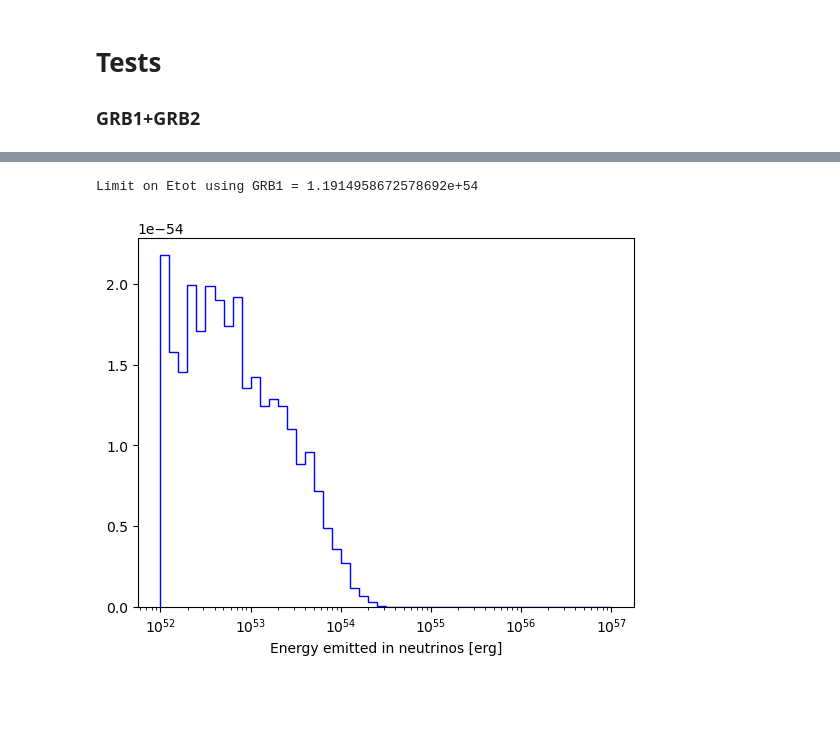
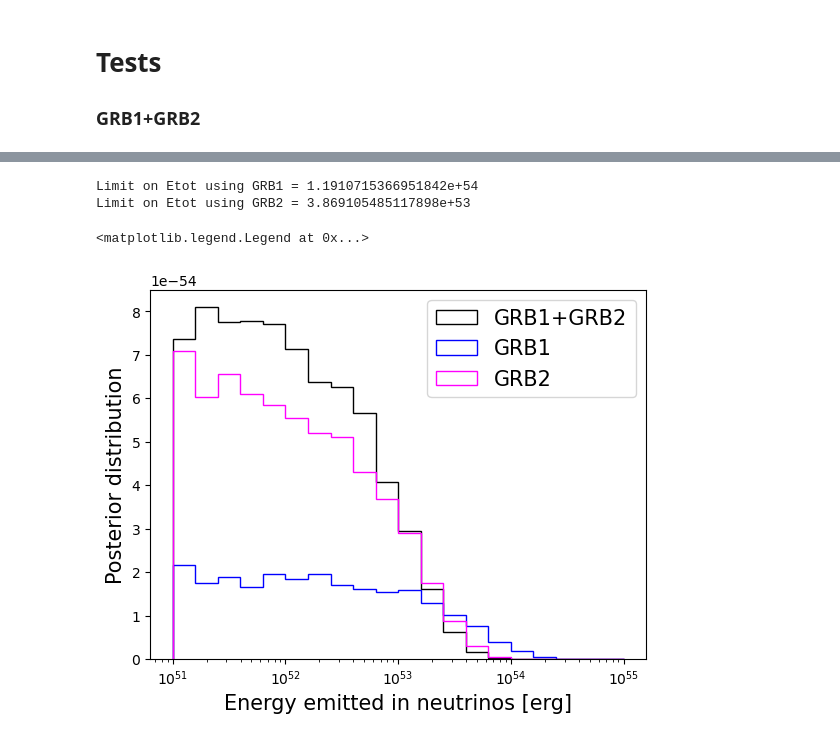
Before and after one commit to mlamo/momenta, a Jupyter notebook: examples/stacking_example.ipynb, the cells around one changed output, grey strips where cells are left out. Cells and saved outputs as stored; diff of their text form; code cells hidden in the pictures; blank space fills up the shorter version.

```diff
--- a/examples/stacking_example.ipynb
+++ b/examples/stacking_example.ipynb
@@ -26,7 +26,7 @@ parameters.set_flux(f)
 grb1 = PointSource(100, 20, 0, name="GRB1")
 grb1.set_distance(100)
 grb2 = PointSource(100, 20, 0, name="GRB2")
-grb2.set_distance(100)
+grb2.set_distance(80)
 # %%
 det1_dict = {"name": "Detector1", "samples": ["SampleA"]}
 det2_dict = {"name": "Detector2", "samples": ["SampleA", "SampleB"]}
@@ -55,10 +55,6 @@ det2.set_pdfs([{}, {"sig_ang": VonMisesSignal(), "bkg_ang": IsotropicBackground(
 stack = Stack()
 stack[grb1] = det1
 stack[grb2] = det2
-#
-model, result = run_ultranest_stack(stack, parameters)
-plt.hist(result["samples"]["etot0"], color="blue", histtype="step", bins=np.logspace(52, 57, 51), density=True)
-plt.xlabel("Energy emitted in neutrinos [erg]")
-plt.xscale("log")
-print("Limit on Etot using GRB1+GRB2 =", get_limits(result)["etot0"])
+_, result12 = run_ultranest_stack(stack, parameters, precision_dlogz=0.1)
+print("Limit on Etot using GRB1+GRB2 =", get_limits(result12)["etot0"])
 # %% [output]
@@ -78,12 +64,20 @@ Limit on Etot using GRB1 = 1.2082956228793243e+54
-# %%
-stack = Stack()
-stack[grb1] = det1
-#
-model, result = run_ultranest_stack(stack, parameters)
-plt.hist(result["samples"]["etot0"], color="blue", histtype="step", bins=np.logspace(52, 57, 51), density=True)
-plt.xlabel("Energy emitted in neutrinos [erg]")
-plt.xscale("log")
-print("Limit on Etot using GRB1 =", get_limits(result)["etot0"])
-# %% [output]
-Limit on Etot using GRB1 = 1.1914958672578692e+54
-[figure, removed]
+# %%
+_, result1 = run_ultranest(det1, grb1, parameters, precision_dlogz=0.1)
+print("Limit on Etot using GRB1 =", get_limits(result1)["etot0"])
+_, result2 = run_ultranest(det2, grb2, parameters, precision_dlogz=0.1)
+print("Limit on Etot using GRB2 =", get_limits(result2)["etot0"])
+# %% [output]
+Limit on Etot using GRB1 = 1.1910715366951842e+54
+Limit on Etot using GRB2 = 3.869105485117898e+53
+# %%
+plt.hist(result12["samples"]["etot"], color="black", label="GRB1+GRB2", histtype="step", bins=np.logspace(51, 55, 21), density=True)
+plt.hist(result1["samples"]["etot"], color="blue", label="GRB1", histtype="step", bins=np.logspace(51, 55, 21), density=True)
+plt.hist(result2["samples"]["etot"], color="magenta", label="GRB2", histtype="step", bins=np.logspace(51, 55, 21), density=True)
+
+plt.xlabel("Energy emitted in neutrinos [erg]", fontsize=15)
+plt.ylabel("Posterior distribution", fontsize=15)
+plt.xscale("log")
+plt.legend(loc="best", fontsize=15)
+# %% [output]
+<matplotlib.legend.Legend at 0x...>
+[figure, added]
```
Also changed, not shown: parts of 4 cells of this notebook.
